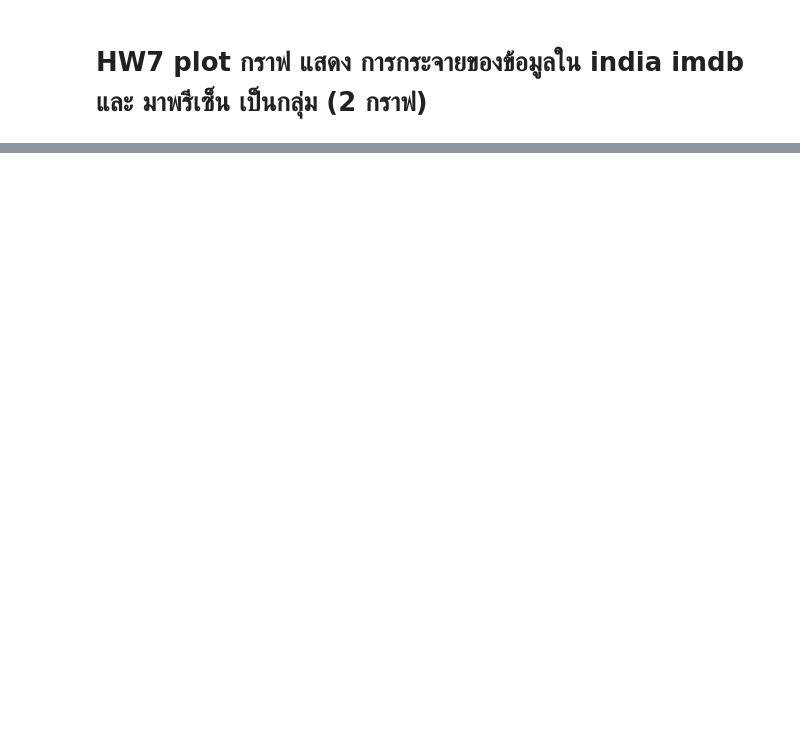
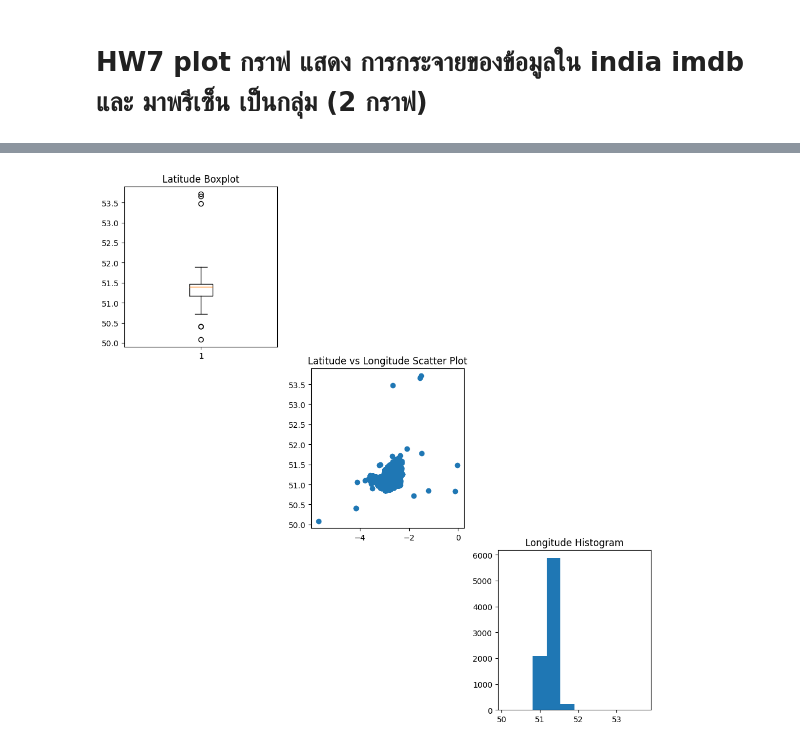
Before and after one commit to znumunz/dataviz2025, a Jupyter notebook: Copy_of_Visualize_Data_Distribution.ipynb, the cells around one changed output, grey strips where cells are left out. Saved outputs shown, nothing was run; the diff lists cells and outputs as text; code cells hidden in the pictures; blank space fills up the shorter version.

```diff
--- a/Copy_of_Visualize_Data_Distribution.ipynb
+++ b/Copy_of_Visualize_Data_Distribution.ipynb
@@ -440,0 +449,22 @@ plt.title('Long');
+# %%
+fig = plt.figure(figsize=(10, 10))
+
+# Boxplot in the top-left corner
+ax1 = fig.add_subplot(3, 3, 1)
+ax1.boxplot(df['Latitude'].dropna())
+ax1.set_title('Latitude Boxplot')
+
+# Scatter plot in the middle
+ax2 = fig.add_subplot(3, 3, 5)
+ax2.scatter(df['Longitude'], df['Latitude'])
+ax2.set_title('Latitude vs Longitude Scatter Plot')
+
+# Histogram in the bottom-right corner
+ax3 = fig.add_subplot(3, 3, 9)
+ax3.hist(df['Latitude'].dropna())
+ax3.set_title('Longitude Histogram')
+
+plt.tight_layout()
+plt.show()
+# %% [output]
+[figure, added]
```
Also changed, not shown: parts of 3 cells of this notebook.
